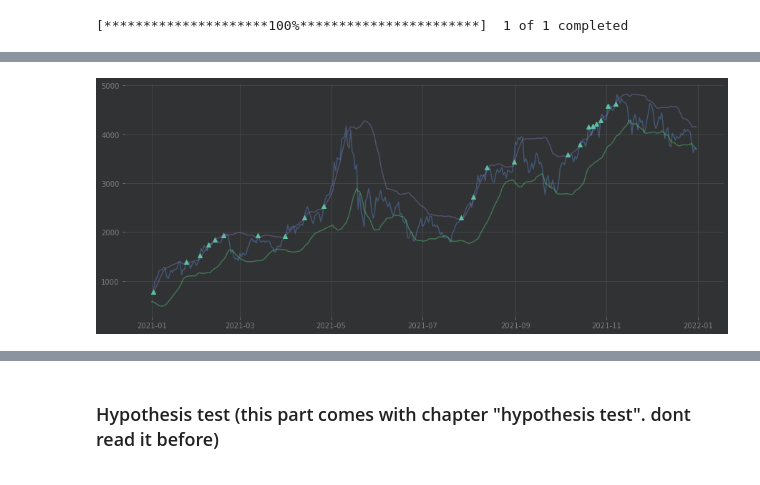
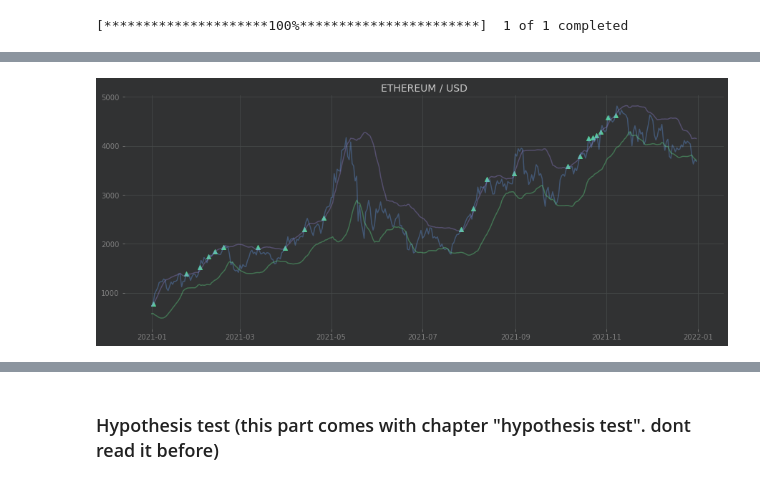
Before and after one commit to AgustinSt1990/FinanzasQuant, a Jupyter notebook: 001-Application-udemy.ipynb, the cells around one changed output, grey strips where cells are left out. Saved outputs shown, nothing was run; the diff lists cells and outputs as text; code cells hidden in the pictures.

```diff
--- a/001-Application-udemy.ipynb
+++ b/001-Application-udemy.ipynb
@@ -712,27 +678,28 @@ df_returns;
 # %%
 # We plot all the signal to be sure that the be correct
 
 # Select all signal in a index list to plot only this points
 idx = dates
 year = '2021'
 
 # Adapt the size of the graph
 plt.figure(figsize=(15,6))
 
 # Plot the points of the open long signal in green
 plt.scatter(df.loc[idx].loc[year].index, df.loc[idx]['Adj Close'].loc[year], color='#57CE95', marker='^')
 
 # Plot the point of the close long signal in blue
 
 # Plot the rsi to be sure that the conditions are completed
 plt.plot(df['Adj Close'].loc[year].index, df['Adj Close'].loc[year], alpha=0.35)
 plt.plot(df['bb_bbl'].loc[year].index, df['bb_bbl'].loc[year], alpha=0.35)
 plt.plot(df['bb_bbh'].loc[year].index, df['bb_bbh'].loc[year], alpha=0.35)
 
 # Show the graph
+plt.title('ETHEREUM / USD', size=14)
 plt.show()
 # %% [output]
-[figure, old version]
+[figure, new version]
 # %%
 # Compute %Increase %Decrease of return from signal to 10days later
 for i in range(n-1): #
```
Also changed, not shown: parts of 45 cells of this notebook, 1 other file.
